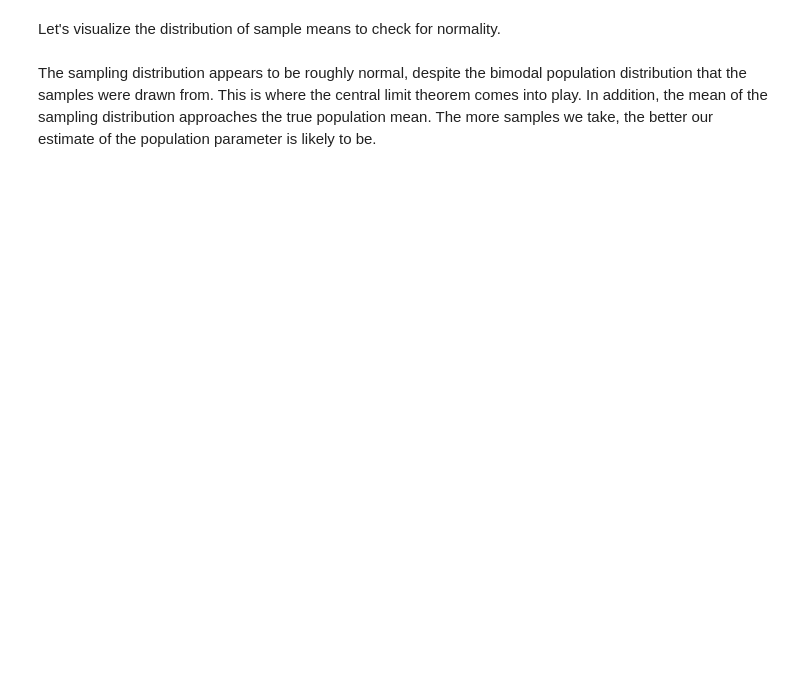
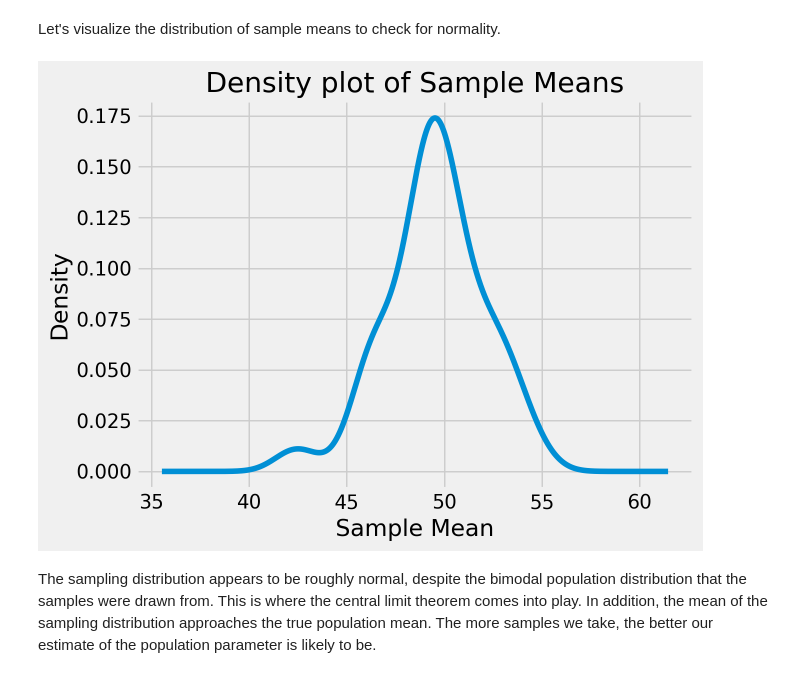
Before and after one commit to omendez930/dsc-confidence-intervals-lab, a Jupyter notebook: index.ipynb, the cells around one changed output. Saved outputs shown, nothing was run; the diff lists cells and outputs as text; code cells hidden in the pictures; blank space fills up the shorter version.

```diff
--- a/index.ipynb
+++ b/index.ipynb
@@ -128,10 +128,21 @@ point_estimates = []         # Make empty list to hold point estimates
 
 # Take 100 samples and generate 100 point estimates using a for loop.
 # append sample means to get point estimates
+sample_size = 100
+
+for _ in range(sample_size):
+    sample = np.random.choice(range(sample_size), size=sample_size, replace=True)
+    sample_mean = np.mean(sample)
+    point_estimates.append(sample_mean)
 
 
 # Convert the point_estimates into a pandas dataframe
 # Calculate and print descriptive statistics for the dataframe
+point_estimates_df = pd.DataFrame(point_estimates, columns=['Sample_Mean'])
+
+descritive_stats = point_estimates_df.describe()
+
+print(descritive_stats)
 
 # count	100.000000
 # mean	42.959380
@@ -145,6 +166,14 @@ point_estimates = []         # Make empty list to hold point estimates
 Let's visualize the distribution of sample means to check for normality.
 # %%
 #Visualize the point estimates by plotting a density plot (use pandas)
+point_estimates_df.plot(kind='density', legend=False)
+
+plt.title('Density plot of Sample Means')
+plt.xlabel('Sample Mean')
+plt.ylabel('Density')
+plt.show()
+# %% [output]
+[figure, added]
 # %% [markdown]
 The sampling distribution appears to be roughly normal, despite the bimodal population distribution that the samples were drawn from. This is where the central limit theorem comes into play. In addition, the mean of the sampling distribution approaches the true population mean. The more samples we take, the better our estimate of the population parameter is likely to be.
 # %% [markdown]
```
Also changed, not shown: parts of 5 cells of this notebook.
